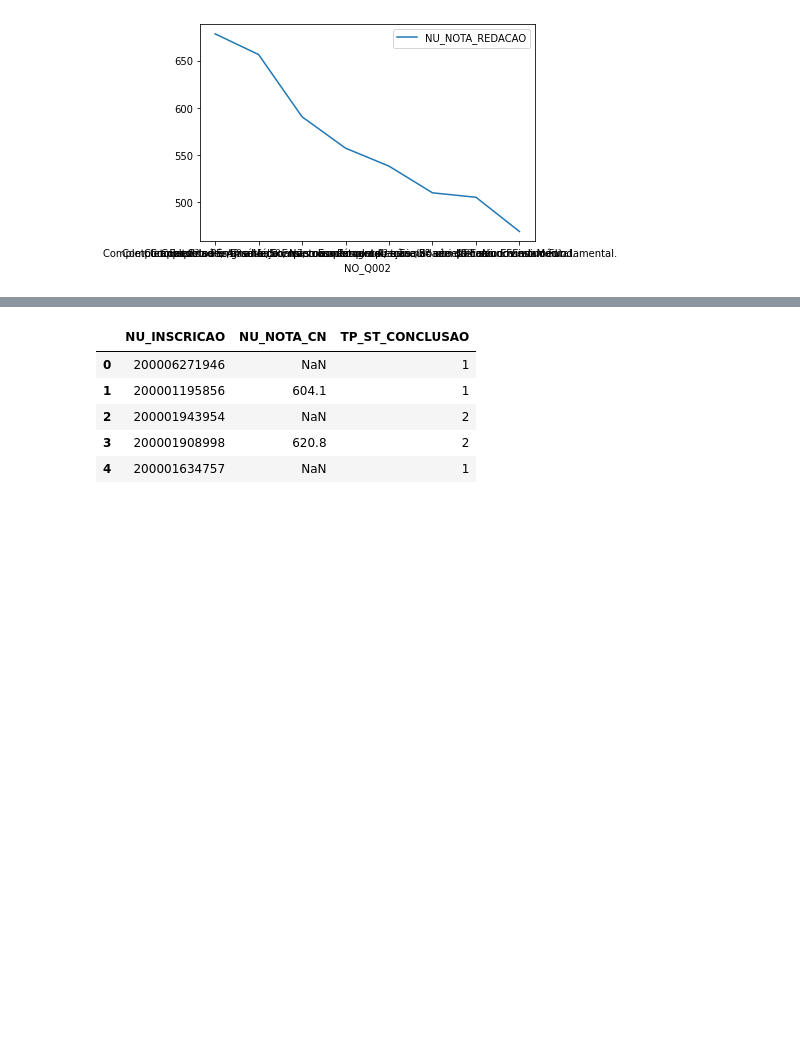
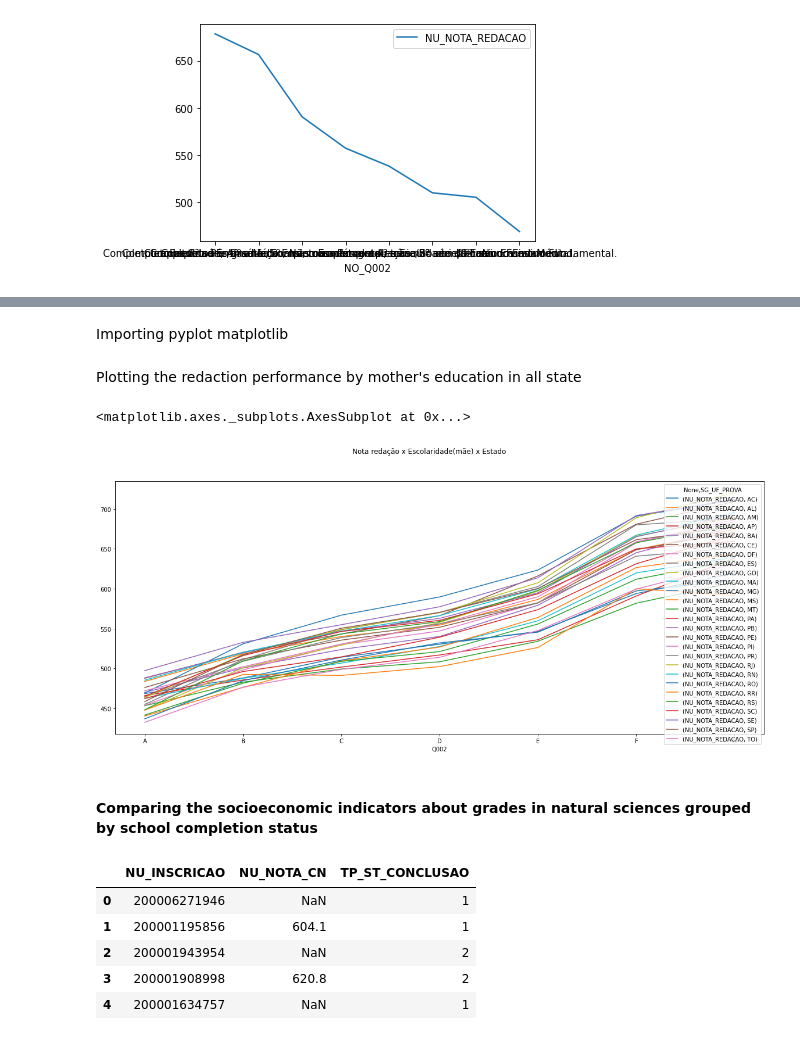
Before and after one commit to joaoeliandro/microdados_enem_analysis, a Jupyter notebook: analise_microdados_enem.ipynb, the cells around one changed output, grey strips where cells are left out. Saved outputs shown, nothing was run; the diff lists cells and outputs as text; code cells hidden in the pictures; blank space fills up the shorter version.

Commit message:
feat: added the graphics using pyplot matplotlib to compare the redaction grades of all the states and RN

```diff
--- a/analise_microdados_enem.ipynb
+++ b/analise_microdados_enem.ipynb
@@ -656,0 +659,2 @@ mean_grade_redaction_by_education_mother.plot()
+# %%
+microdatasEnemSelected['SG_UF_PROVA'] = microdatasEnem.SG_UF_PROVA
@@ -656,0 +714,2 @@ mean_grade_redaction_by_education_mother.plot()
+# %% [markdown]
+Importing pyplot matplotlib
@@ -657,3 +718,20 @@ mean_grade_redaction_by_education_mother.plot()
+# %% [markdown]
+Plotting the redaction performance by mother's education in all state
+# %%
+fig, ax = plt.subplots(figsize=(20,8))
+plt.suptitle('Nota redação x Escolaridade(mãe) x Estado')
+
+microdatasEnemSelected.filter(items=['SG_UF_PROVA', 'NU_NOTA_REDACAO', 'Q002'])\
+                                                                  .where(microdatasEnemSelected.Q002 != 'H')\
+                                                                  .groupby(['Q002', 'SG_UF_PROVA'])\
+                                                                  .mean()\
+                                                                  .sort_values(by='NU_NOTA_REDACAO', ascending=False)\
+                                                                  .unstack().plot(ax=ax, )
+# %% [output]
+<matplotlib.axes._subplots.AxesSubplot at 0x...>
+[figure, added]
+# %% [markdown]
+#### Comparing the socioeconomic indicators about grades in natural sciences grouped by school completion status
 # %%
 columnsSelected = ['NU_INSCRICAO', 'NU_NOTA_CN', 'TP_ST_CONCLUSAO']
 # %%
```
Also changed, not shown: parts of 9 cells of this notebook.
